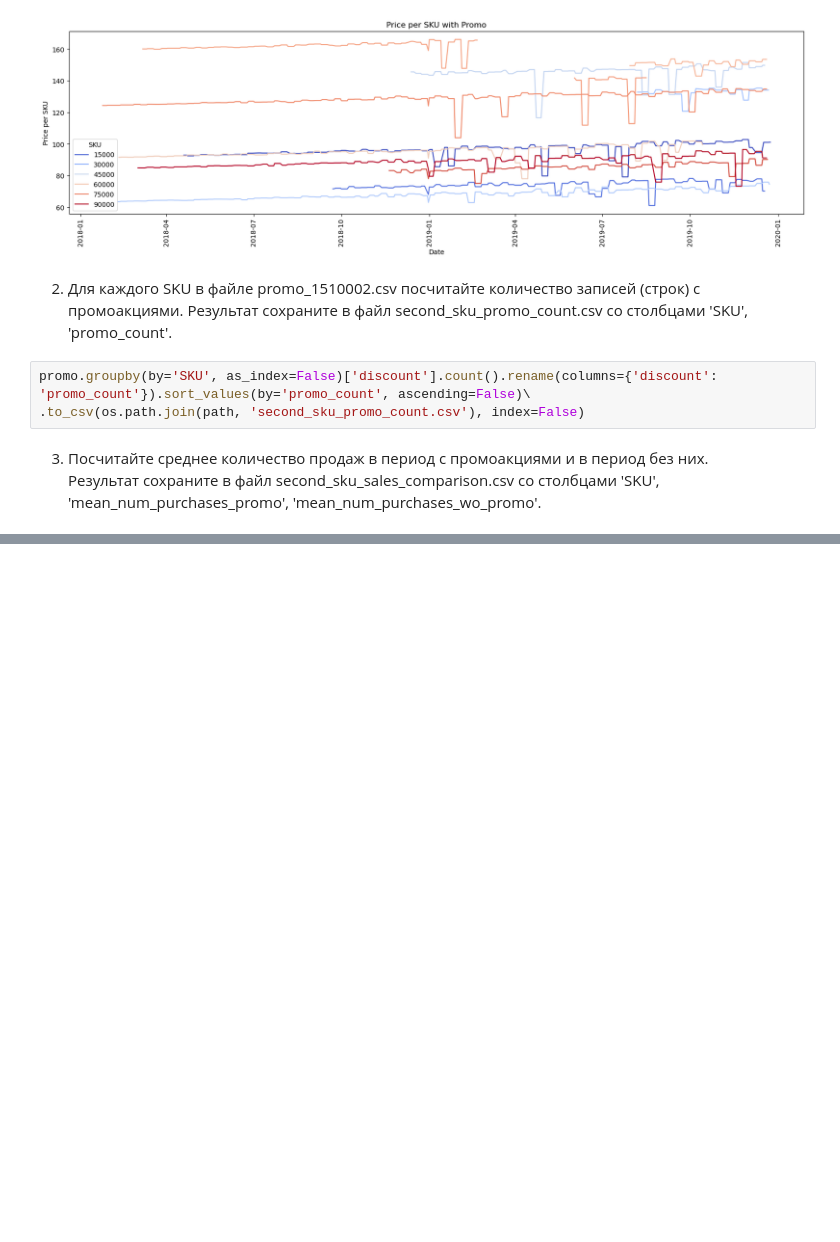
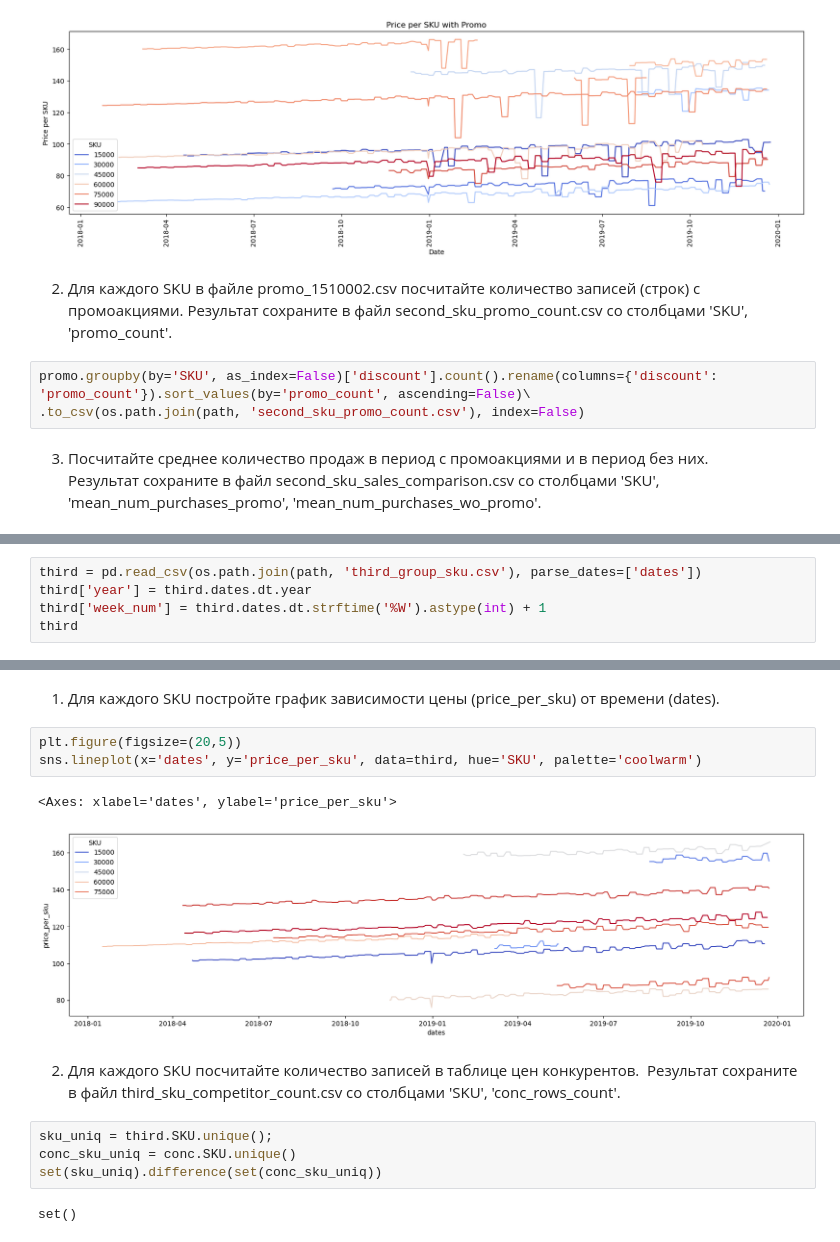
Before and after one commit to mic-icloud/ml-hard, a Jupyter notebook: 4-part/hw-4.ipynb, the cells around one changed output, grey strips where cells are left out. Drawn from its saved outputs; the diff is of its cells as text; blank space fills up the shorter version.

```diff
--- a/4-part/hw-4.ipynb
+++ b/4-part/hw-4.ipynb
@@ -301,0 +296,5 @@ second_promo
+# %%
+third = pd.read_csv(os.path.join(path, 'third_group_sku.csv'), parse_dates=['dates'])
+third['year'] = third.dates.dt.year
+third['week_num'] = third.dates.dt.strftime('%W').astype(int) + 1
+third
@@ -301,0 +347,17 @@ second_promo
+# %% [markdown]
+1. Для каждого SKU постройте график зависимости цены (price_per_sku) от времени (dates).
+# %%
+plt.figure(figsize=(20,5))
+sns.lineplot(x='dates', y='price_per_sku', data=third, hue='SKU', palette='coolwarm')
+# %% [output]
+<Axes: xlabel='dates', ylabel='price_per_sku'>
+[figure, added]
+# %% [markdown]
+2. Для каждого SKU посчитайте количество записей в таблице цен конкурентов.
+Результат сохраните в файл third_sku_competitor_count.csv со столбцами 'SKU', 'conc_rows_count'.
+# %%
+sku_uniq = third.SKU.unique();
+conc_sku_uniq = conc.SKU.unique()
+set(sku_uniq).difference(set(conc_sku_uniq))
+# %% [output]
+set()
```
Also changed, not shown: parts of 16 cells of this notebook, 1 other file.
